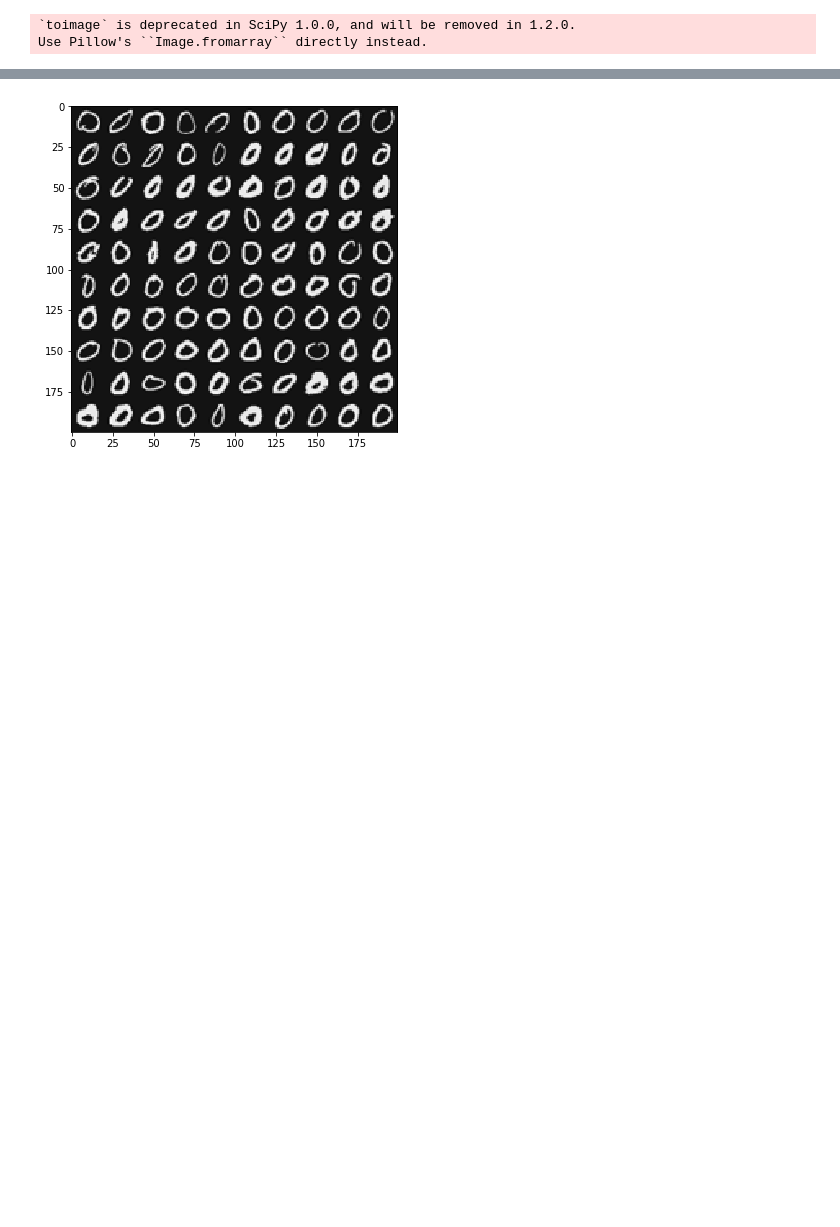
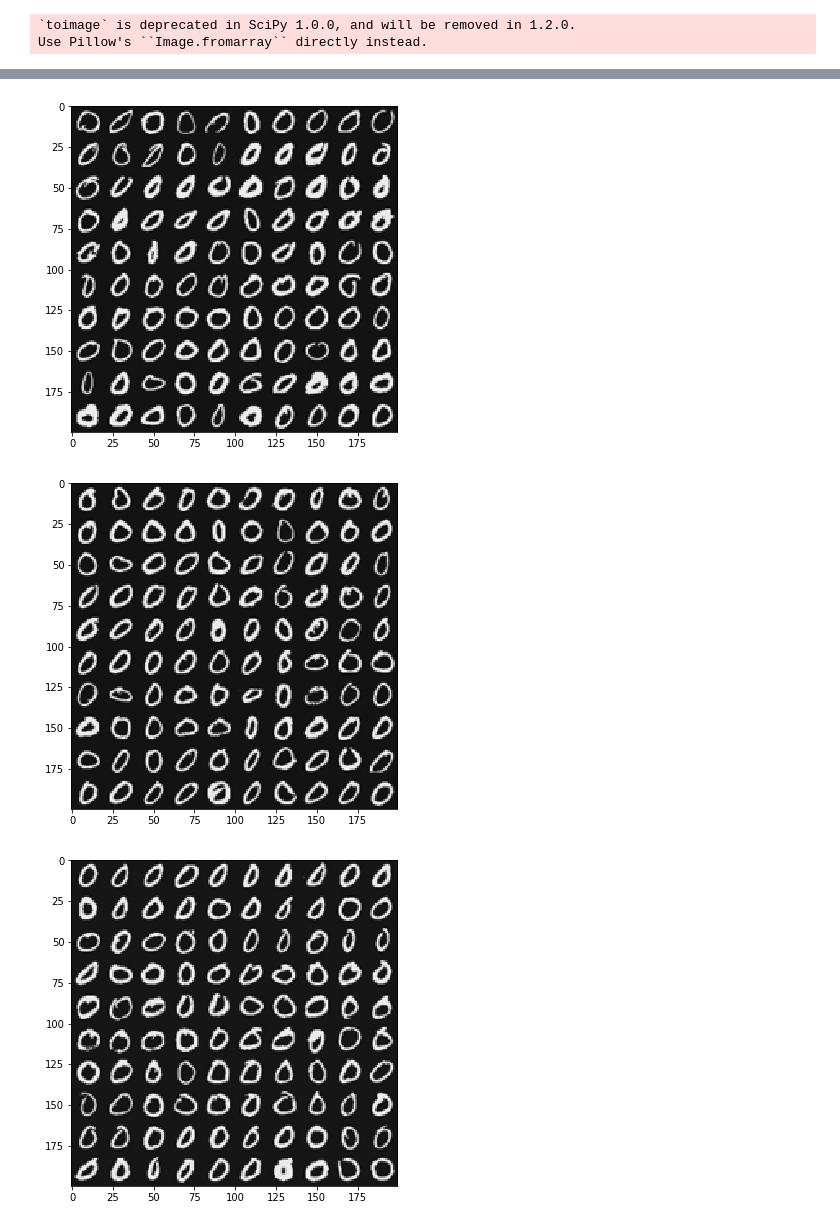
Before and after one commit to AmmarMZ/LR-NN-Classification-for-Digit-Recognition, a Jupyter notebook: Multi Class LR and NN for Digit Recognition.ipynb, the cells around one changed output, grey strips where cells are left out. Drawn from its saved outputs; the diff is of its cells as text; code cells hidden in the pictures; blank space fills up the shorter version.

```diff
--- a/Multi Class LR and NN for Digit Recognition.ipynb
+++ b/Multi Class LR and NN for Digit Recognition.ipynb
@@ -77,7 +77,7 @@ Use Pillow's ``Image.fromarray`` directly instead.
 def sigmoid(X,theta):
     return expit(np.dot(X,theta))
 
-def costFunction(theta, X, y, lmbda = 0):
+def costFunction(theta, X, y, lmbda):
     # theta is passed in as a (num,) need to turn into a np.array (num, 1)
     #theta = theta.reshape(theta.shape[0],1)
 
@@ -92,13 +92,12 @@ def costFunction(theta, X, y, lmbda = 0):
     t_theta[0,0] = 0
 
     # hypo.shape = (5000,1)
-    hypo = sigmoid(X.T, theta)
+    hypo = sigmoid(X, theta)
 
     # temp1.shape = (m,1)
     temp1 =  np.log(hypo)
     # need to use np.multiply instead of np.dot to do elementwise multiplication
     temp1 = np.multiply(temp1,y)
-
 
     # temp2.shape = (m,1)
     temp2 = np.log(1-hypo)
@@ -124,12 +123,12 @@ def gradFunction(theta, X, y, lmbda):
     regterm = theta[1:] * (lmbda/m)
 
     # 5000x1
-    temp = sigmoid(X.T,theta)
+    temp = sigmoid(X,theta)
 
     error = temp - y
 
     # 401x1
-    grad = (1/m)*np.dot(X,error)
+    grad = (1/m)*np.dot(X.T,error)
     grad[1:] = grad[1:] + regterm
     grad = np.ndarray.flatten(grad)
     return grad
@@ -148,17 +147,16 @@ def test():
     # expected value of J = 2.53819
     print("J is %.6f" %(c))
     # expected grad is [ 0.14656137 -0.54855841  0.72472227  1.39800296]
-    grad = gradFunction(tempTheta,tempX.T,tempY,3)
+    grad = gradFunction(tempTheta,tempX,tempY,3)
     print(grad)
 # %%
 from scipy import optimize
-def optimizeTheta(theta, X, y, lmbda = 0):
+def optimizeTheta(theta, X, y, lmbda):
     """
 
     """
-
     rc = optimize.fmin_cg(costFunction, fprime=gradFunction, x0=theta, \
-                          args = (X.T, y, lmbda), maxiter=50, disp=False,\
+                          args = (X, y, lmbda), maxiter=50, disp=False,\
                           full_output = True)
     return rc[0], rc[1]
 # %%
@@ -168,10 +166,9 @@ def createTheta(numLabels,lmbda):
     """
     # tempTheta = 401 x 1
     tempTheta = np.zeros((X.shape[1],1))
-    # Theta = 401 x 10
+    # Theta = 10 x 401
     Theta = np.zeros((numLabels, X.shape[1]))
 
-    curClass = 10
     for i in range(numLabels):
         print ("Optimizing for handwritten number %d..." % (i))
         if (i == 0):
@@ -180,6 +177,7 @@ def createTheta(numLabels,lmbda):
             curClass = i
         iTheta, minCost = optimizeTheta(tempTheta,X,(y == curClass),lmbda)
         Theta[i,:] = iTheta
+
     print ("Done!")
     return Theta
 # %%
@@ -190,36 +188,42 @@ def predictOneVsAll(createdTheta,xRow):
 
     for i in range(10):
         hypothesis[i] = sigmoid(createdTheta[i],xRow)
-    return np.array(np.argmax(np.array(hypothesis)))
+
+    return np.array(np.argmax(hypothesis))
 # %%
+
 Theta = createTheta(10,0.1)
 numCorrect = 0
 incorrectIndicies = []
 
 for i in range(X.shape[0]):
 
     if (predictOneVsAll(Theta,X[i]) == y[i]):
         numCorrect += 1
     else:
         incorrectIndicies.append(i)
 
 print ("Training set accuracy: %0.1f%%" %(100 * (numCorrect / X.shape[0] )))
 displayData(incorrectIndicies[:100])
 displayData(incorrectIndicies[100:200])
+displayData(incorrectIndicies[200:300])
+displayData(incorrectIndicies[300:400])
 # %% [output]
 Optimizing for handwritten number 0...
 Optimizing for handwritten number 1...
 Optimizing for handwritten number 2...
 Optimizing for handwritten number 3...
 Optimizing for handwritten number 4...
 Optimizing for handwritten number 5...
 Optimizing for handwritten number 6...
 Optimizing for handwritten number 7...
 Optimizing for handwritten number 8...
 Optimizing for handwritten number 9...
 Done!
 Training set accuracy: 85.1%
 `toimage` is deprecated in SciPy 1.0.0, and will be removed in 1.2.0.
 Use Pillow's ``Image.fromarray`` directly instead.
 [figure]
 [figure]
+[figure, added]
+[figure, added]
```
Also changed, not shown: parts of 3 cells of this notebook, 1 other file.
